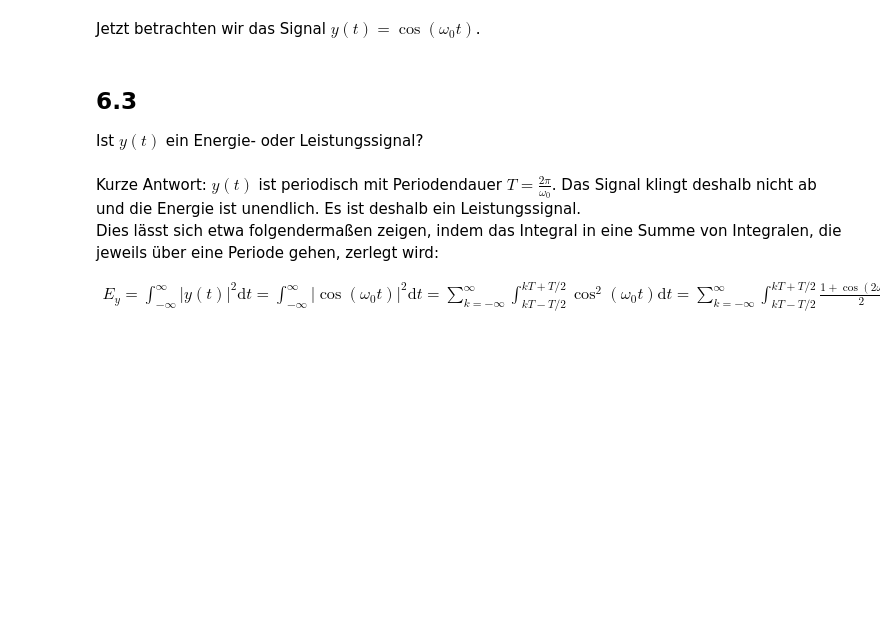
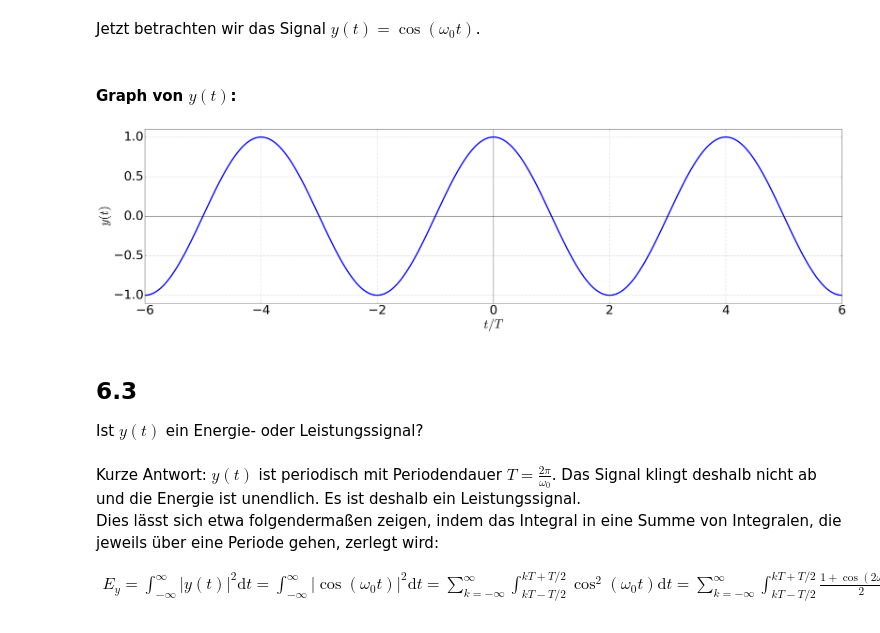
Before and after one commit to fgnt/nachrichtentechnik, a Jupyter notebook: notebooks/Uebungen/A6_Korrelationsfunktionen.ipynb, the cells around one changed output. Saved outputs shown, nothing was run; the diff lists cells and outputs as text; code cells hidden in the pictures; blank space fills up the shorter version.

```diff
--- a/notebooks/Uebungen/A6_Korrelationsfunktionen.ipynb
+++ b/notebooks/Uebungen/A6_Korrelationsfunktionen.ipynb
@@ -69,5 +143,22 @@ Es sollte immer die Methode gewählt werden, die am einfachsten ist. Hier ist di
 # %% [markdown]
 Jetzt betrachten wir das Signal $y(t) = \cos(\omega_0 t)$.
+# %% [markdown]
+#### Graph von $y(t)$:
+# %%
+T_0 = 4*T
+omega_0 = 2*pi/T_0
+y = np.cos(omega_0*t)
+
+plt.axvline(linewidth=0.75, color='k')
+plt.plot(t/T, y, 'b-', lw=4);
+plt.axhline(linewidth=0.75, color='k')
+plt.xlabel(r'$t/T$')
+plt.ylabel(r'$y(t)$')
+plt.xlim((-6, 6))
+plt.ylim((-1.1, 1.1))
+plt.grid(True);
+# %% [output]
+[figure, added]
 # %% [markdown]
 ## 6.3
 Ist $y(t)$ ein Energie- oder Leistungssignal?
```
Also changed, not shown: parts of 21 cells of this notebook.
